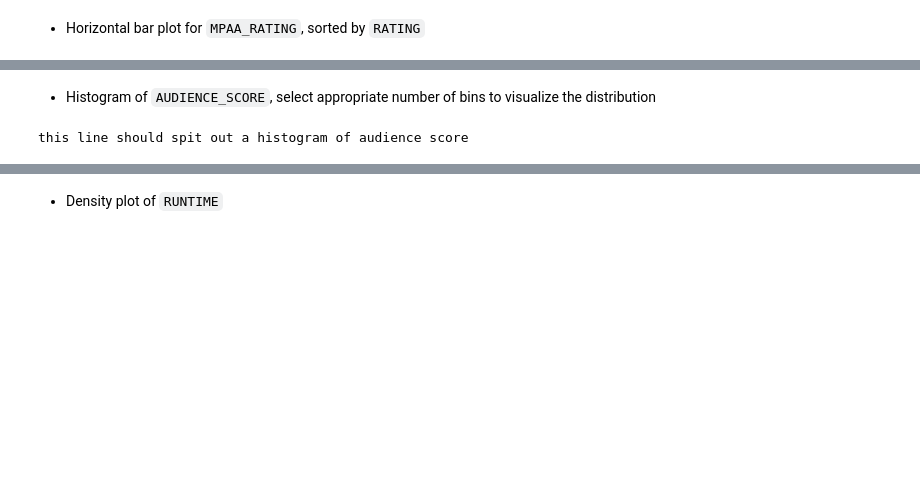
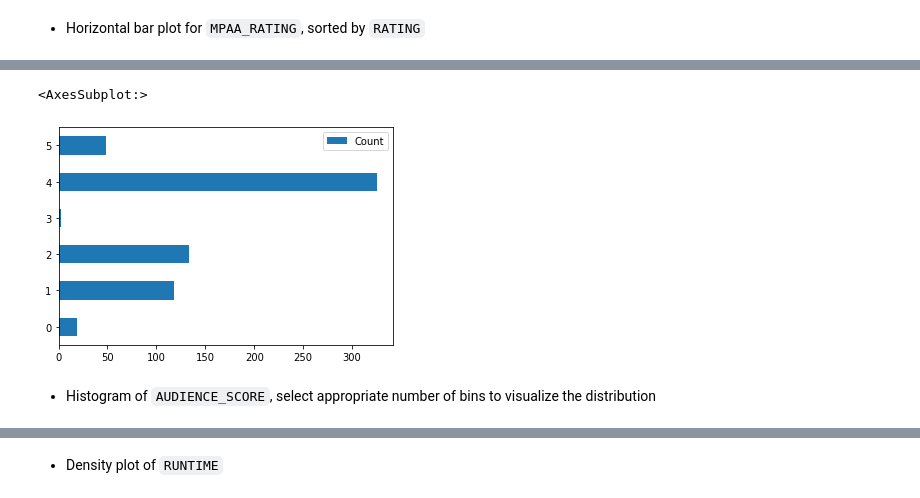
Before and after one commit to DevvyDont/DataMining, a Jupyter notebook: A1/A1_Group_Zamorano.ipynb, the cells around one changed output, grey strips where cells are left out. Cells and saved outputs as stored; diff of their text form; code cells hidden in the pictures; blank space fills up the shorter version.

```diff
--- a/A1/A1_Group_Zamorano.ipynb
+++ b/A1/A1_Group_Zamorano.ipynb
@@ -627,6 +703,11 @@ this line should spit out a bar plot for mpaa_rating sorted
+# %%
+dict_repr = dict(zip(data[MPAA_RATING].value_counts().keys(), data[MPAA_RATING].value_counts().values))
+y = ['G', 'PG', 'PG-13', 'NC-17', 'R', 'Unrated']
+x = [dict_repr[rating] for rating in y]
+
+pd.DataFrame({'Count':x, 'Rating':y}).plot.barh()
+# %% [output]
+<AxesSubplot:>
+[figure, added]
 # %% [markdown]
 - Histogram of `AUDIENCE_SCORE`, select appropriate number of bins to visualize the distribution
-# %%
-print('this line should spit out a histogram of audience score')
-# %% [output]
-this line should spit out a histogram of audience score
```
Also changed, not shown: parts of 29 cells of this notebook.
